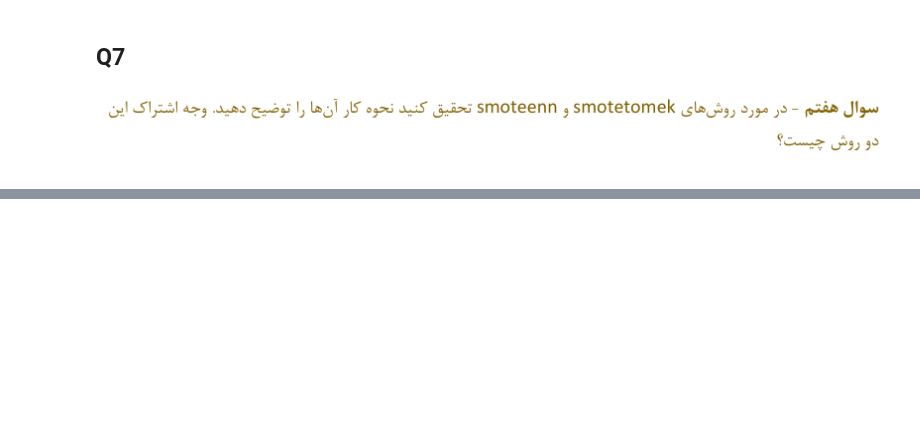
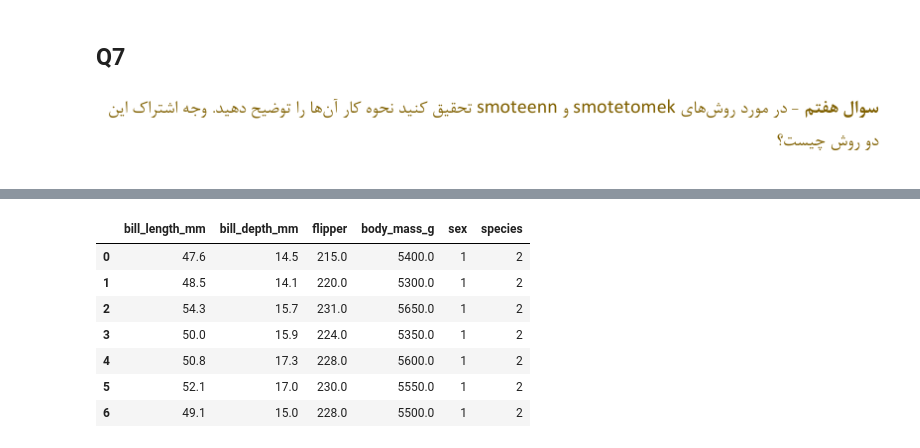
Before and after one commit to mohamadch91/Data-Mining-course, a Jupyter notebook: HW1/HW1.ipynb, the cells around one changed output, grey strips where cells are left out. Cells and saved outputs as stored; diff of their text form; code cells hidden in the pictures; blank space fills up the shorter version.

```diff
--- a/HW1/HW1.ipynb
+++ b/HW1/HW1.ipynb
@@ -131,0 +193,11 @@ new_df
+# %%
+X_res2
+# %% [output]
+|  | bill_length_mm | bill_depth_mm | flipper | body_mass_g | sex | species |
+| 0 | 47.6 | 14.5 | 215.0 | 5400.0 | 1 | 2 |
+| 1 | 48.5 | 14.1 | 220.0 | 5300.0 | 1 | 2 |
+| 2 | 54.3 | 15.7 | 231.0 | 5650.0 | 1 | 2 |
+| 3 | 50.0 | 15.9 | 224.0 | 5350.0 | 1 | 2 |
+| 4 | 50.8 | 17.3 | 228.0 | 5600.0 | 1 | 2 |
+| 5 | 52.1 | 17.0 | 230.0 | 5550.0 | 1 | 2 |
+| 6 | 49.1 | 15.0 | 228.0 | 5500.0 | 1 | 2 |
```
Also changed, not shown: parts of 5 cells of this notebook.
